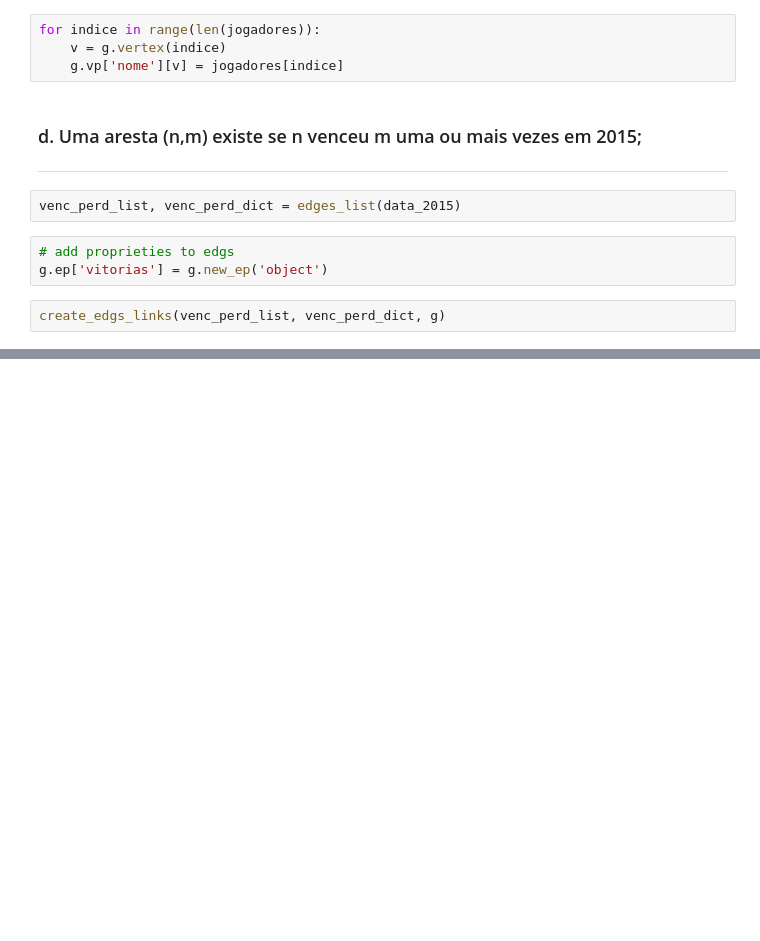
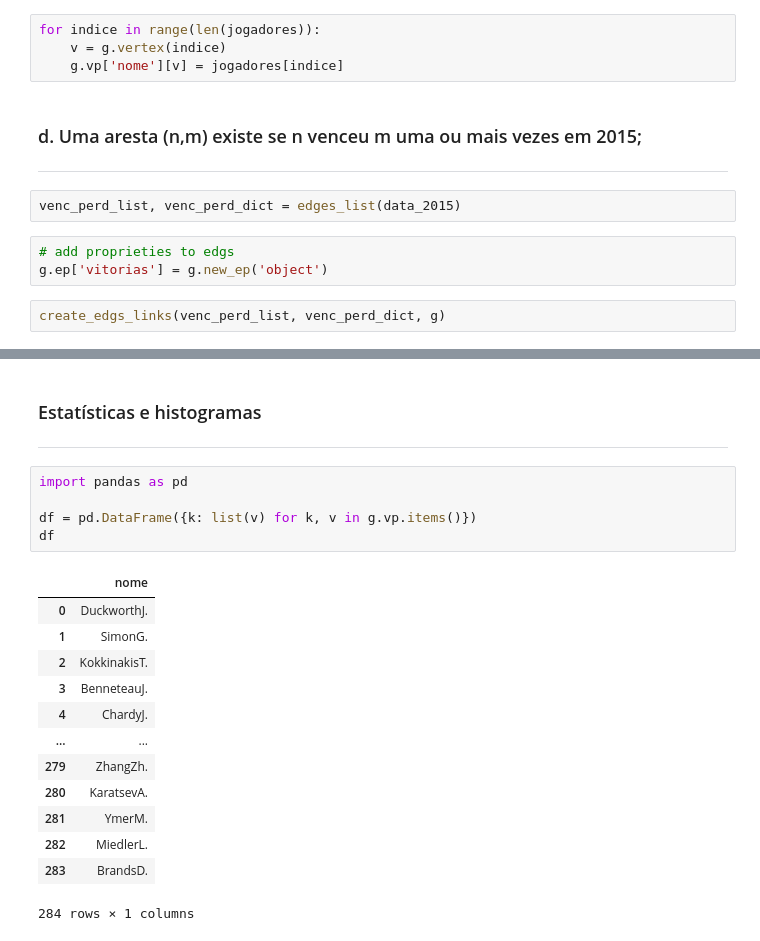
Before and after one commit to fernandocfbf/APS1-redes-sociais, a Jupyter notebook: init.ipynb, the cells around one changed output, grey strips where cells are left out. Saved outputs shown, nothing was run; the diff lists cells and outputs as text; blank space fills up the shorter version.

```diff
--- a/init.ipynb
+++ b/init.ipynb
@@ -192,0 +225,22 @@ save_gt(g, 'exemplo.net.gz')
+# %% [markdown]
+###  Estatísticas e histogramas
+---
+# %%
+import pandas as pd
+
+df = pd.DataFrame({k: list(v) for k, v in g.vp.items()})
+df
+# %% [output]
+|  | nome |
+| 0 | DuckworthJ. |
+| 1 | SimonG. |
+| 2 | KokkinakisT. |
+| 3 | BenneteauJ. |
+| 4 | ChardyJ. |
+| ... | ... |
+| 279 | ZhangZh. |
+| 280 | KaratsevA. |
+| 281 | YmerM. |
+| 282 | MiedlerL. |
+| 283 | BrandsD. |
+284 rows × 1 columns
```
Also changed, not shown: parts of 15 cells of this notebook.
